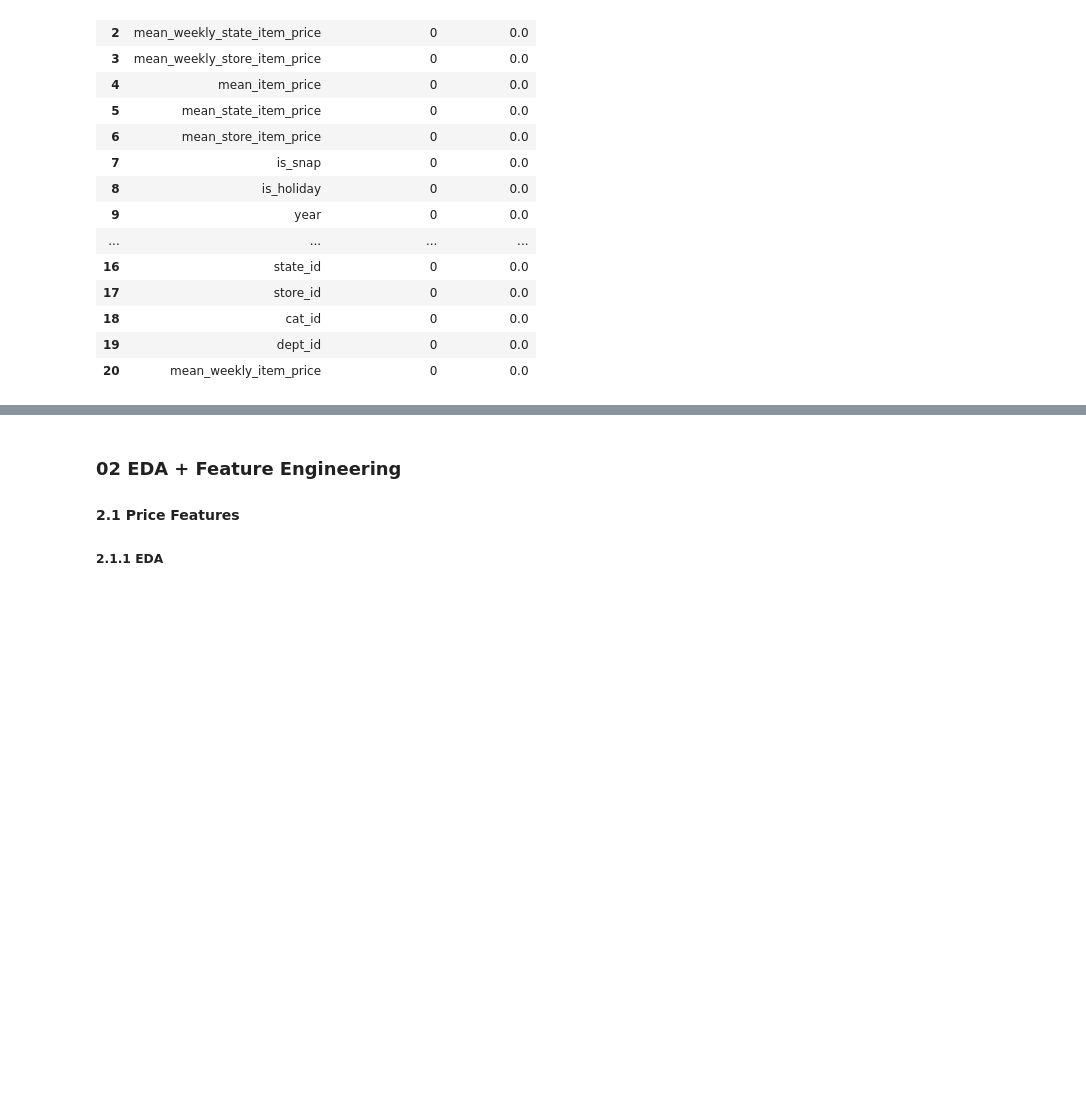
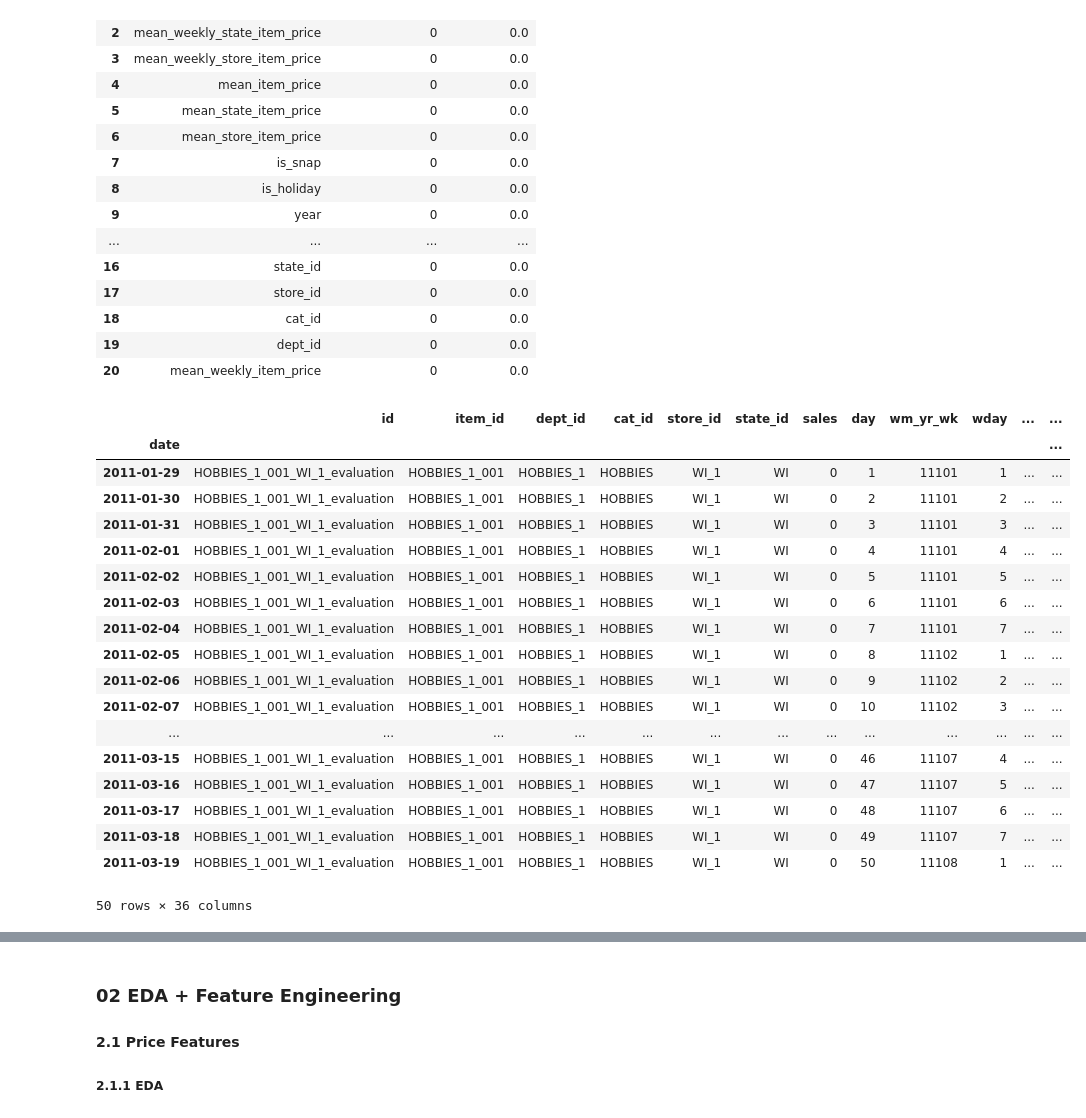
Before and after one commit to ionahu08/M5Forecasting_Accuracy, a Jupyter notebook: code/project_M5.ipynb, the cells around one changed output, grey strips where cells are left out. Saved outputs shown, nothing was run; the diff lists cells and outputs as text; code cells hidden in the pictures; blank space fills up the shorter version.

Commit message:
created rolling mean features

```diff
--- a/code/project_M5.ipynb
+++ b/code/project_M5.ipynb
@@ -529,0 +556,59 @@ check_missing_values(sales_train3)
+# %%
+lag_features_to_clip = [] # list of lag features to be clipped to between 0 to 20
+idx_features = ['day', 'store_id', 'item_id'] # base features
+
+# Create 3 month lag features of item_cnt_month based on idx_features
+sales_train4, lag_features_to_clip = add_lag_features(df=sales_train3,
+                                                  lag_features_to_clip=lag_features_to_clip,
+                                                  idx_features=idx_features,
+                                                  lag_feature='sales',
+                                                  nlags=14,
+                                                  clip=True)
+# %%
+
+# rolling mean
+
+# Create a DataFrame with combinations of store_id, item_id, and date
+sales_train5 = sales_train4.copy()
+sales_train5 = sales_train5.set_index(['date'])
+# sales_train5 = sales_train5.set_index(['store_id', 'item_id','date'])
+
+# Create a DataFrame with combinations of store_id, item_id, and date
+# sales_train5['rolling_mean_7d'] = (
+#     # sales_train5.groupby(['store_id', 'item_id'])['sales']
+#     sales_train5.groupby(['id'])['sales']
+#     .rolling(window=7, min_periods=1)
+#     .mean()
+#     .reset_index(level=[0, 1], drop=True)  # Reset index to match original DataFrame
+# )
+sales_train5['rolling_mean_sale_7d'] = (
+    sales_train5.groupby(['id'])['sales']
+    .transform(lambda x: x.rolling(window=7, min_periods=4, center=False).mean())
+)
+sales_train5['rolling_mean_sale_14d'] = (
+    sales_train5.groupby(['id'])['sales']
+    .transform(lambda x: x.rolling(window=14, min_periods=8, center=False).mean())
+)
+
+# sales_train5[(sales_train5['id']=='HOBBIES_1_001_WI_1_evaluation')]
+sales_train5[(sales_train5['id']=='HOBBIES_1_001_WI_1_evaluation')].head(50)
+# %% [output]
+|  | id | item_id | dept_id | cat_id | store_id | state_id | sales | day | wm_yr_wk | wday | ... | ... |
+| date |  |  |  |  |  |  |  |  |  |  |  | ... |
+| 2011-01-29 | HOBBIES_1_001_WI_1_evaluation | HOBBIES_1_001 | HOBBIES_1 | HOBBIES | WI_1 | WI | 0 | 1 | 11101 | 1 | ... | ... |
+| 2011-01-30 | HOBBIES_1_001_WI_1_evaluation | HOBBIES_1_001 | HOBBIES_1 | HOBBIES | WI_1 | WI | 0 | 2 | 11101 | 2 | ... | ... |
+| 2011-01-31 | HOBBIES_1_001_WI_1_evaluation | HOBBIES_1_001 | HOBBIES_1 | HOBBIES | WI_1 | WI | 0 | 3 | 11101 | 3 | ... | ... |
+| 2011-02-01 | HOBBIES_1_001_WI_1_evaluation | HOBBIES_1_001 | HOBBIES_1 | HOBBIES | WI_1 | WI | 0 | 4 | 11101 | 4 | ... | ... |
+| 2011-02-02 | HOBBIES_1_001_WI_1_evaluation | HOBBIES_1_001 | HOBBIES_1 | HOBBIES | WI_1 | WI | 0 | 5 | 11101 | 5 | ... | ... |
+| 2011-02-03 | HOBBIES_1_001_WI_1_evaluation | HOBBIES_1_001 | HOBBIES_1 | HOBBIES | WI_1 | WI | 0 | 6 | 11101 | 6 | ... | ... |
+| 2011-02-04 | HOBBIES_1_001_WI_1_evaluation | HOBBIES_1_001 | HOBBIES_1 | HOBBIES | WI_1 | WI | 0 | 7 | 11101 | 7 | ... | ... |
+| 2011-02-05 | HOBBIES_1_001_WI_1_evaluation | HOBBIES_1_001 | HOBBIES_1 | HOBBIES | WI_1 | WI | 0 | 8 | 11102 | 1 | ... | ... |
+| 2011-02-06 | HOBBIES_1_001_WI_1_evaluation | HOBBIES_1_001 | HOBBIES_1 | HOBBIES | WI_1 | WI | 0 | 9 | 11102 | 2 | ... | ... |
+| 2011-02-07 | HOBBIES_1_001_WI_1_evaluation | HOBBIES_1_001 | HOBBIES_1 | HOBBIES | WI_1 | WI | 0 | 10 | 11102 | 3 | ... | ... |
+| ... | ... | ... | ... | ... | ... | ... | ... | ... | ... | ... | ... | ... |
+| 2011-03-15 | HOBBIES_1_001_WI_1_evaluation | HOBBIES_1_001 | HOBBIES_1 | HOBBIES | WI_1 | WI | 0 | 46 | 11107 | 4 | ... | ... |
+| 2011-03-16 | HOBBIES_1_001_WI_1_evaluation | HOBBIES_1_001 | HOBBIES_1 | HOBBIES | WI_1 | WI | 0 | 47 | 11107 | 5 | ... | ... |
+| 2011-03-17 | HOBBIES_1_001_WI_1_evaluation | HOBBIES_1_001 | HOBBIES_1 | HOBBIES | WI_1 | WI | 0 | 48 | 11107 | 6 | ... | ... |
+| 2011-03-18 | HOBBIES_1_001_WI_1_evaluation | HOBBIES_1_001 | HOBBIES_1 | HOBBIES | WI_1 | WI | 0 | 49 | 11107 | 7 | ... | ... |
+| 2011-03-19 | HOBBIES_1_001_WI_1_evaluation | HOBBIES_1_001 | HOBBIES_1 | HOBBIES | WI_1 | WI | 0 | 50 | 11108 | 1 | ... | ... |
+50 rows × 36 columns
```
Also changed, not shown: parts of 3 cells of this notebook.
